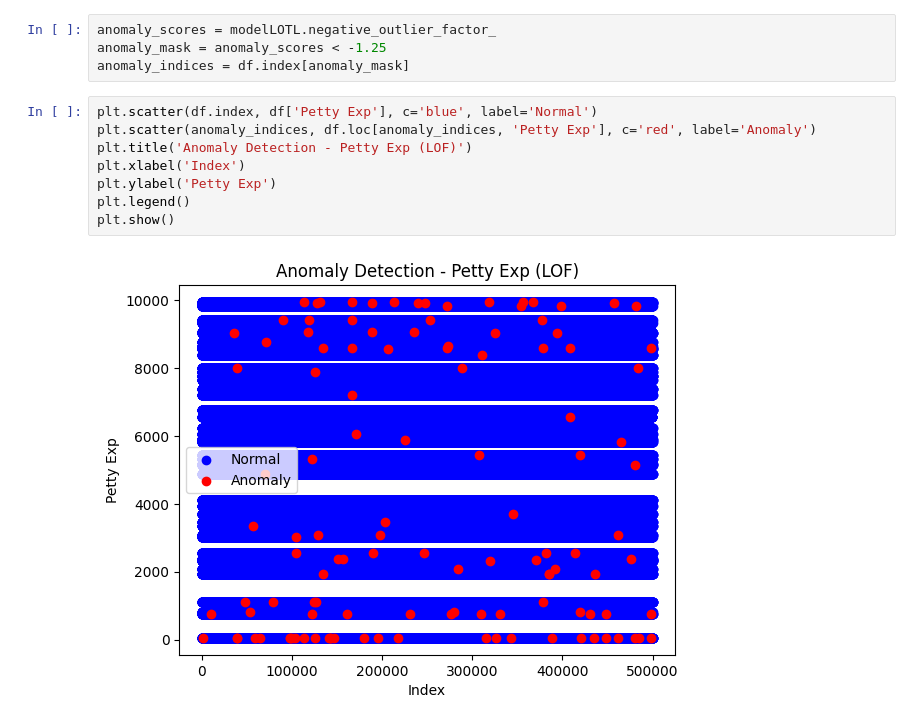
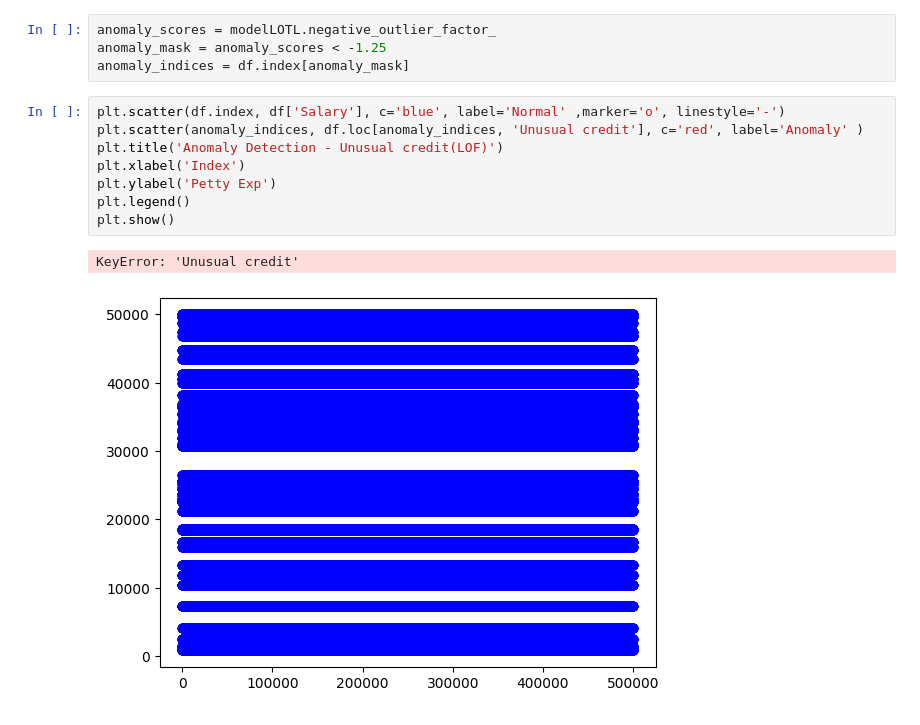
Before and after one commit to Vishal00812/anomaly, a Jupyter notebook: Anamoly.ipynb, the cells around one changed output. Drawn from its saved outputs; the diff is of its cells as text.

```diff
--- a/Anamoly.ipynb
+++ b/Anamoly.ipynb
@@ -126,15 +126,16 @@ anomaly_scores = modelLOTL.negative_outlier_factor_
 anomaly_mask = anomaly_scores < -1.25
 anomaly_indices = df.index[anomaly_mask]
 # %%
-plt.scatter(df.index, df['Petty Exp'], c='blue', label='Normal')
-plt.scatter(anomaly_indices, df.loc[anomaly_indices, 'Petty Exp'], c='red', label='Anomaly')
-plt.title('Anomaly Detection - Petty Exp (LOF)')
+plt.scatter(df.index, df['Salary'], c='blue', label='Normal' ,marker='o', linestyle='-')
+plt.scatter(anomaly_indices, df.loc[anomaly_indices, 'Unusual credit'], c='red', label='Anomaly' )
+plt.title('Anomaly Detection - Unusual credit(LOF)')
 plt.xlabel('Index')
 plt.ylabel('Petty Exp')
 plt.legend()
 plt.show()
 # %% [output]
+KeyError: 'Unusual credit'
-[figure, old version]
+[figure, new version]
 # %%
 num_anomalies = sum(anomaly_mask)
 print("Number of anomalies detected:", num_anomalies)
```
Also changed, not shown: parts of 3 cells of this notebook.
